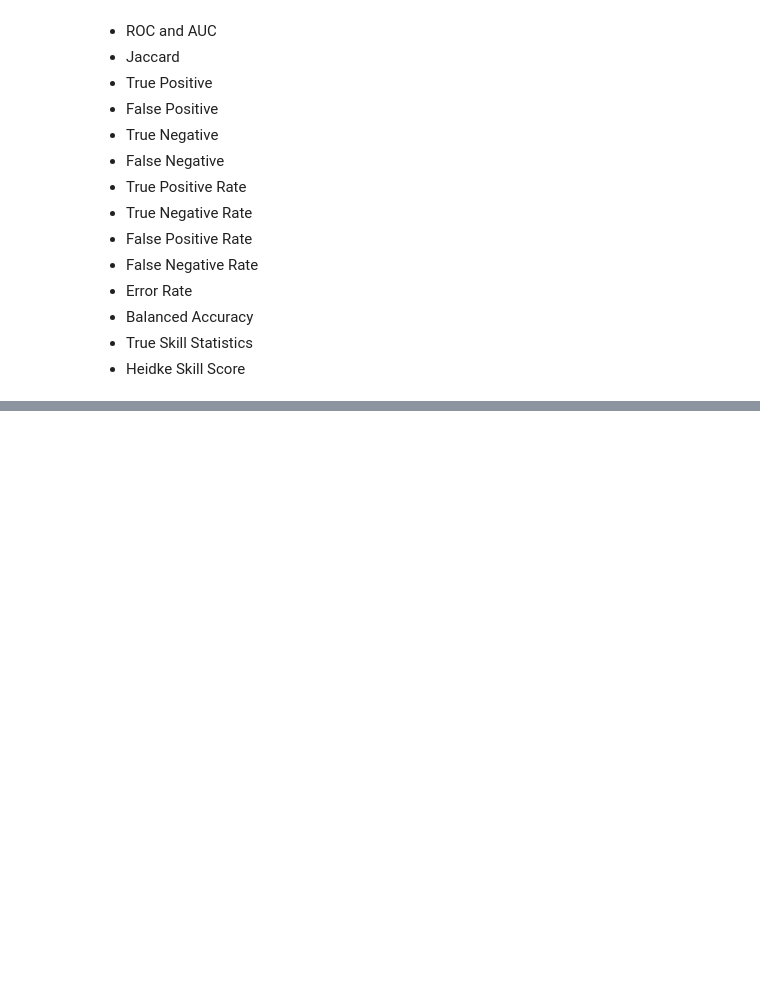
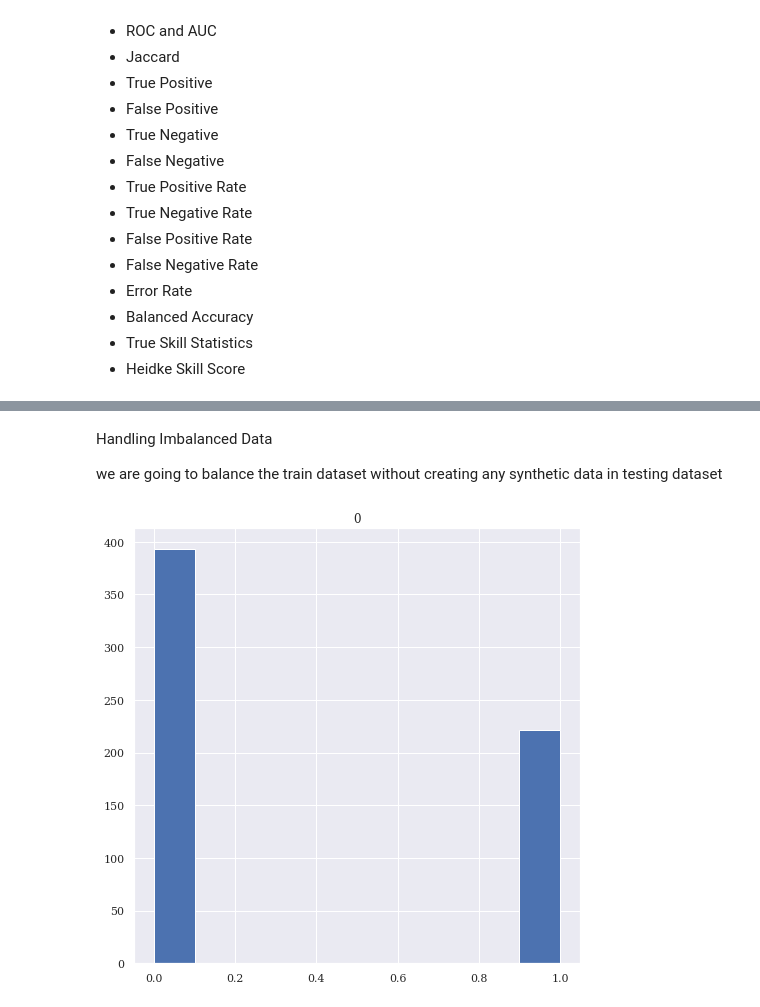
Before and after one commit to EhsanMehryaar/Diabetes-Detection, a Jupyter notebook: Main.ipynb, the cells around one changed output, grey strips where cells are left out. Drawn from its saved outputs; the diff is of its cells as text; code cells hidden in the pictures; blank space fills up the shorter version.

```diff
--- a/Main.ipynb
+++ b/Main.ipynb
@@ -403,0 +405,9 @@ This is performance of the Naive Bayes model
+# %% [markdown]
+Handling Imbalanced Data
+
+we are going to balance the train dataset without creating any synthetic data in testing dataset
+# %%
+temp = pd.DataFrame(y_train)
+fig = temp.hist(figsize=(8,8))
+# %% [output]
+[figure, added]
```
Also changed, not shown: parts of 11 cells of this notebook.
